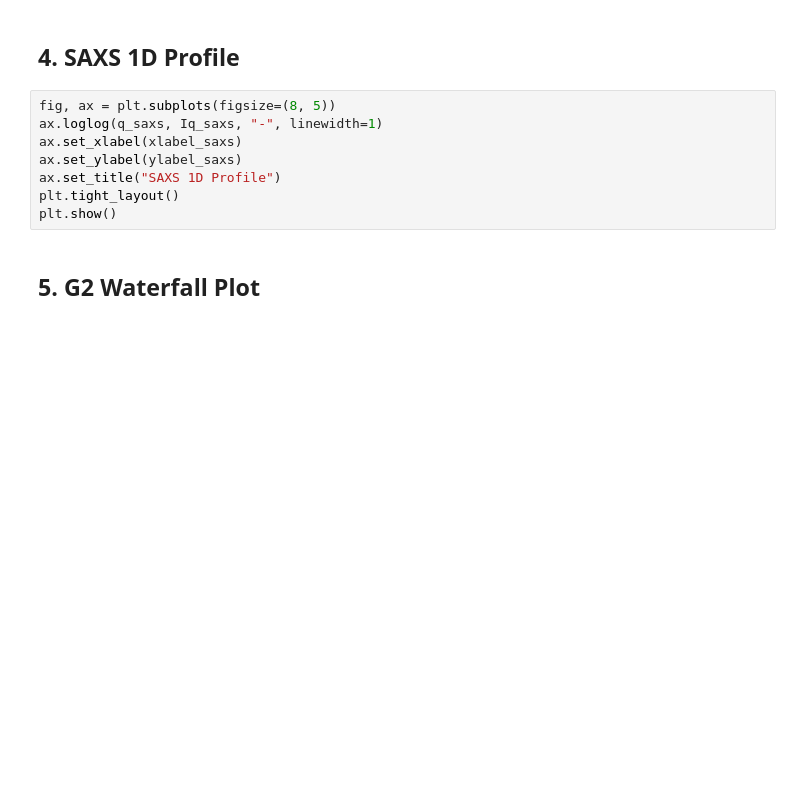
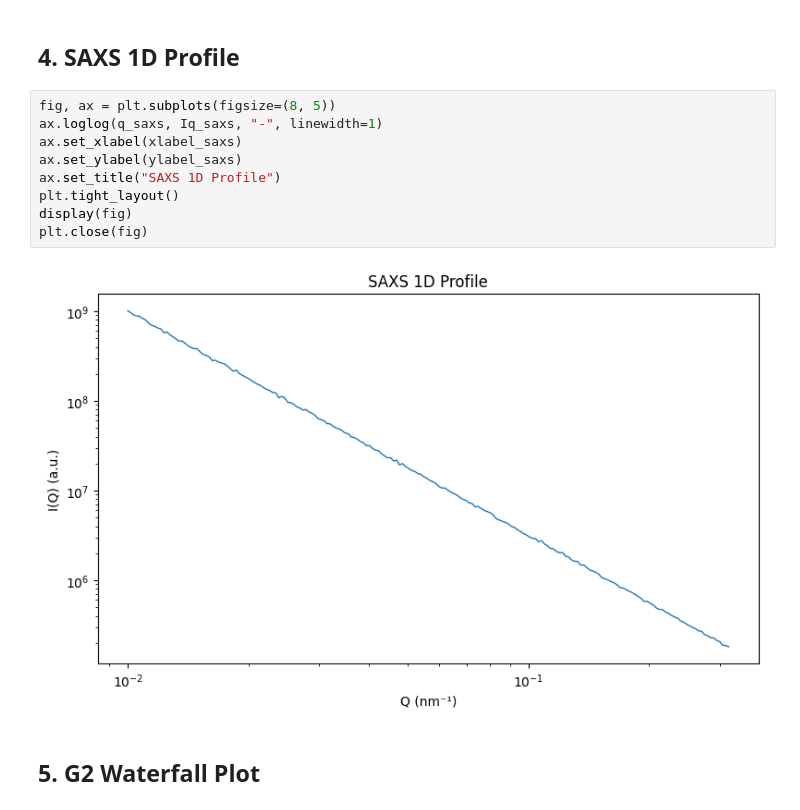
Before and after one commit to imewei/XPCS-Toolkit, a Jupyter notebook: notebooks/01_loading_data.ipynb, the cells around one changed output. Saved outputs shown, nothing was run; the diff lists cells and outputs as text; blank space fills up the shorter version.

```diff
--- a/notebooks/01_loading_data.ipynb
+++ b/notebooks/01_loading_data.ipynb
@@ -146,11 +170,14 @@ plt.show()
 # %%
 fig, ax = plt.subplots(figsize=(8, 5))
 ax.loglog(q_saxs, Iq_saxs, "-", linewidth=1)
 ax.set_xlabel(xlabel_saxs)
 ax.set_ylabel(ylabel_saxs)
 ax.set_title("SAXS 1D Profile")
 plt.tight_layout()
-plt.show()
+display(fig)
+plt.close(fig)
+# %% [output]
+[figure, added]
 # %% [markdown]
 ## 5. G2 Waterfall Plot
 # %%
```
Also changed, not shown: parts of 6 cells of this notebook, 2 other files.
